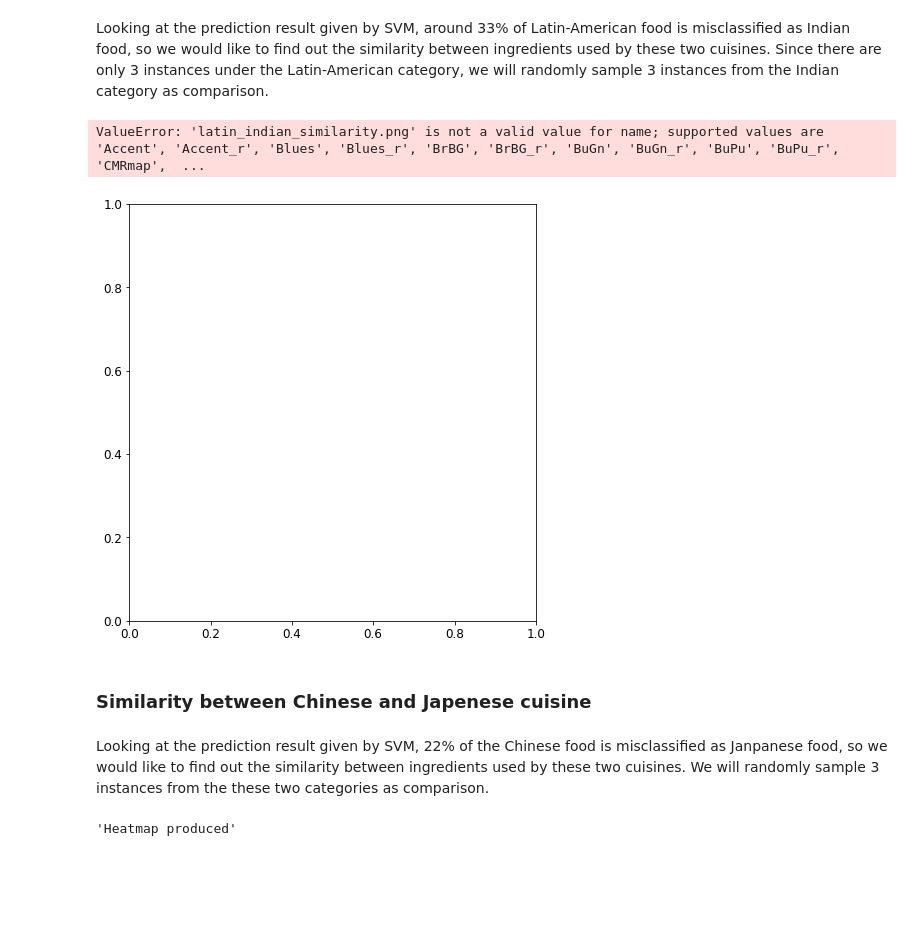
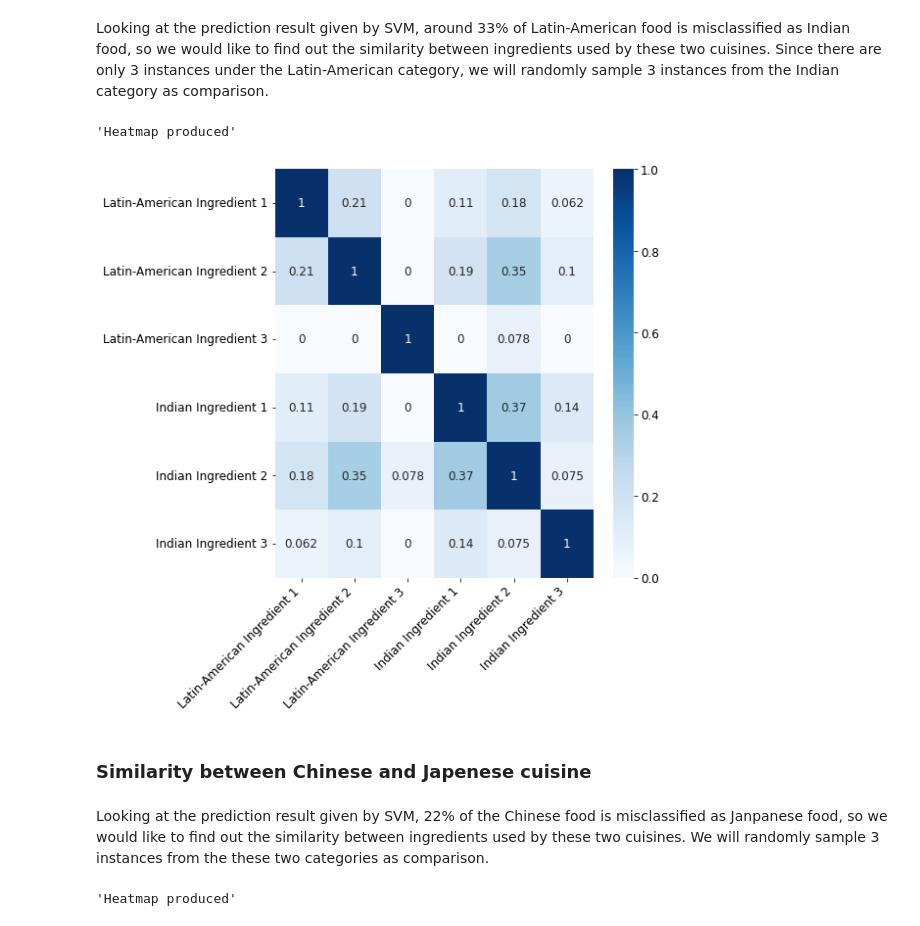
Before and after one commit to serenaliu1/FoodRecipeNLP, a Jupyter notebook: code/Modelling.ipynb, the cells around one changed output. Drawn from its saved outputs; the diff is of its cells as text; code cells hidden in the pictures; blank space fills up the shorter version.

```diff
--- a/code/Modelling.ipynb
+++ b/code/Modelling.ipynb
@@ -203,7 +203,7 @@ def word_vectorizer(lst):
     arr = X.toarray()
     return arr
 
-def create_heatmap(similarity, col_names, cmap = plt.cm.Blues, filename):
+def create_heatmap(similarity, col_names, filename, cmap = plt.cm.Blues,):
     '''
     Create a heatmap to visualise cosine similarity
     '''
@@ -215,6 +215,6 @@ def create_heatmap(similarity, col_names, cmap = plt.cm.Blues, filename):
     ax.figure.tight_layout()
     png = sns.heatmap(df, annot = True, cmap=cmap)
     png.set_xticklabels(png.get_xticklabels(), rotation=45, horizontalalignment='right')
-    ax.figure.savefig('/Users/serenaliu/Documents/GitHub/FoodReceipeNLP/plot/' + filename,
+    ax.figure.savefig('/Users/serenaliu/Documents/GitHub/FoodReceipeNLP/plot/' + filename + '.png',
                       transparent=True, bbox_inches='tight')
     return f'Heatmap produced'
@@ -227,22 +225,22 @@ Looking at the prediction result given by SVM, around 33% of Latin-American food
 # %%
 # Selec a subset of dataframe for comparison
 latin_american = test_df[test_df['Cuisine'] == 'latin-american']
 indian = test_df[test_df['Cuisine'] == 'indian'].sample(n=3, random_state=42)
 latin_ingre_lst = latin_american['Ingredients'].tolist()
 indian_ingre_lst = indian['Ingredients'].tolist()
 lst_1 = latin_ingre_lst + indian_ingre_lst
 
 vec_1 = word_vectorizer(lst_1)
 columns = ['Latin-American Ingredient 1', 'Latin-American Ingredient 2', 'Latin-American Ingredient 3',
            'Indian Ingredient 1', 'Indian Ingredient 2','Indian Ingredient 3',]
-create_heatmap(cosine_similarity(vec_1), columns, 'latin_indian_similarity.png')
+create_heatmap(cosine_similarity(vec_1), columns, 'latin_indian_similarity')
 # %% [output]
-ValueError: 'latin_indian_similarity.png' is not a valid value for name; supported values are 'Accent', 'Accent_r', 'Blues', 'Blues_r', 'BrBG', 'BrBG_r', 'BuGn', 'BuGn_r', 'BuPu', 'BuPu_r', 'CMRmap',  ...
+'Heatmap produced'
-[figure, old version]
+[figure, new version]
 # %% [markdown]
 ### Similarity between Chinese and Japenese cuisine
-# %% [markdown]
-Looking at the prediction result given by SVM, 22% of the Chinese food is misclassified as Janpanese food, so we would like to find out the similarity between ingredients used by these two cuisines. We will randomly sample 3 instances from the these two categories as comparison.
+# %% [markdown]
+Looking at the prediction result given by SVM, 22% of the Chinese food is misclassified as Janpanese food, so we would like to find out the similarity between ingredients used by these two cuisines. We will randomly sample 3 instances from the these two categories as comparison.
 # %%
 chinese = test_df[test_df['Cuisine'] == 'chinese'].sample(n=3, random_state=0)
 japanese = test_df[test_df['Cuisine'] == 'japanese'].sample(n=3, random_state=0)
```
Also changed, not shown: parts of 2 cells of this notebook.
